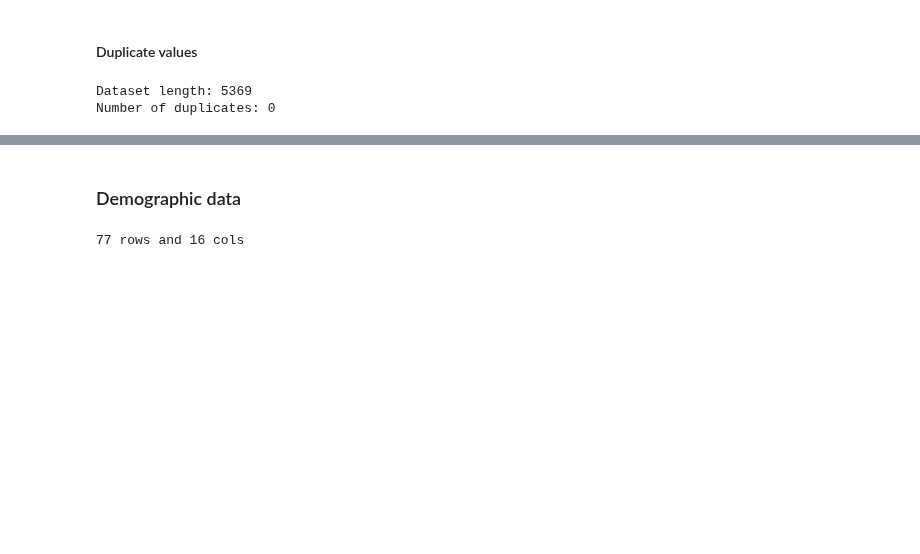
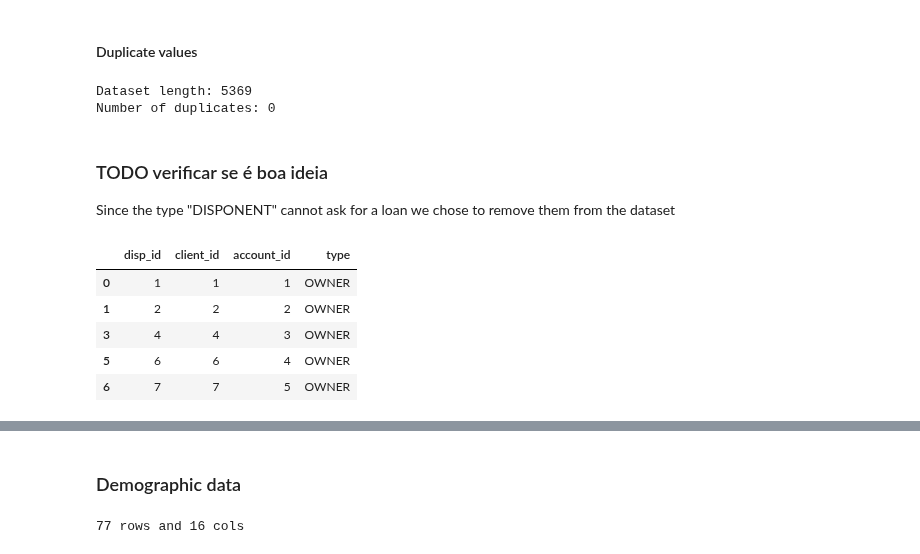
Before and after one commit to DanielaTomas/FCUP-DM1, a Jupyter notebook: DM1.ipynb, the cells around one changed output, grey strips where cells are left out. Saved outputs shown, nothing was run; the diff lists cells and outputs as text; code cells hidden in the pictures; blank space fills up the shorter version.

```diff
--- a/DM1.ipynb
+++ b/DM1.ipynb
@@ -313,3 +313,16 @@ print("Number of duplicates: " + str(disp.duplicated().sum()))
 # %% [output]
 Dataset length: 5369
 Number of duplicates: 0
+# %% [markdown]
+### TODO verificar se é boa ideia
+Since the type "DISPONENT" cannot ask for a loan we chose to remove them from the dataset
+# %%
+disp = disp[disp['type'] == 'OWNER']
+disp.head()
+# %% [output]
+|  | disp_id | client_id | account_id | type |
+| 0 | 1 | 1 | 1 | OWNER |
+| 1 | 2 | 2 | 2 | OWNER |
+| 3 | 4 | 4 | 3 | OWNER |
+| 5 | 6 | 6 | 4 | OWNER |
+| 6 | 7 | 7 | 5 | OWNER |
```
Also changed, not shown: parts of 21 cells of this notebook.
